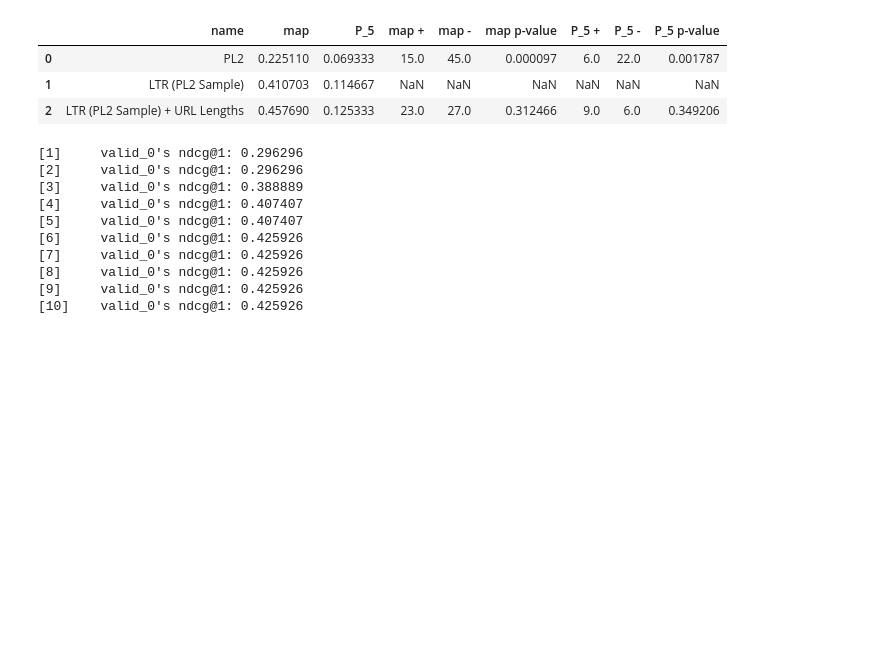
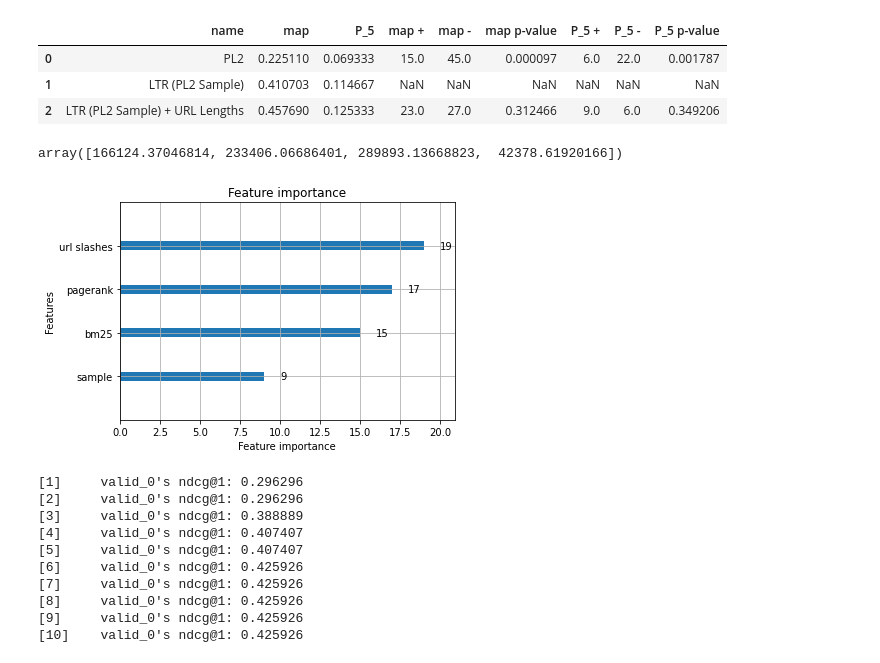
Before and after one commit to podyssea/InformationRetrieval, a Jupyter notebook: InformationRetrievalExercise2_2210049p.ipynb, the cells around one changed output. Cells and saved outputs as stored; diff of their text form; code cells hidden in the pictures; blank space fills up the shorter version.

```diff
--- a/InformationRetrievalExercise2_2210049p.ipynb
+++ b/InformationRetrievalExercise2_2210049p.ipynb
@@ -280,6 +296,14 @@ pt.Experiment([stage12, lmart_l_pipe, boosted_model_url_slashes], test_topics, t
 | 0 | PL2 | 0.225110 | 0.069333 | 15.0 | 45.0 | 0.000097 | 6.0 | 22.0 | 0.001787 |
 | 1 | LTR (PL2 Sample) | 0.410703 | 0.114667 | NaN | NaN | NaN | NaN | NaN | NaN |
 | 2 | LTR (PL2 Sample) + URL Lengths | 0.457690 | 0.125333 | 23.0 | 27.0 | 0.312466 | 9.0 | 6.0 | 0.349206 |
+# %%
+#call the feature importances and plot them
+lgb.plot_importance(lmart_l_url_slashes)
+plt.yticks(np.arange(4), ["sample", "bm25", "pagerank", "url slashes"])
+lmart_l_url_slashes.feature_importances_
+# %% [output]
+array([166124.37046814, 233406.06686401, 289893.13668823,  42378.61920166])
+[figure, added]
 # %%
 lmart_l_url_length = lgb.LGBMRanker(task="train",
     min_data_in_leaf=1,
```
Also changed, not shown: parts of 20 cells of this notebook.
